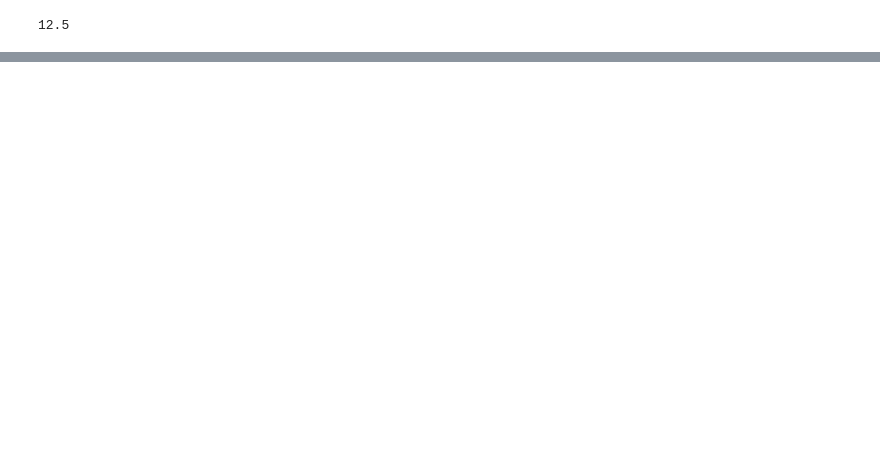
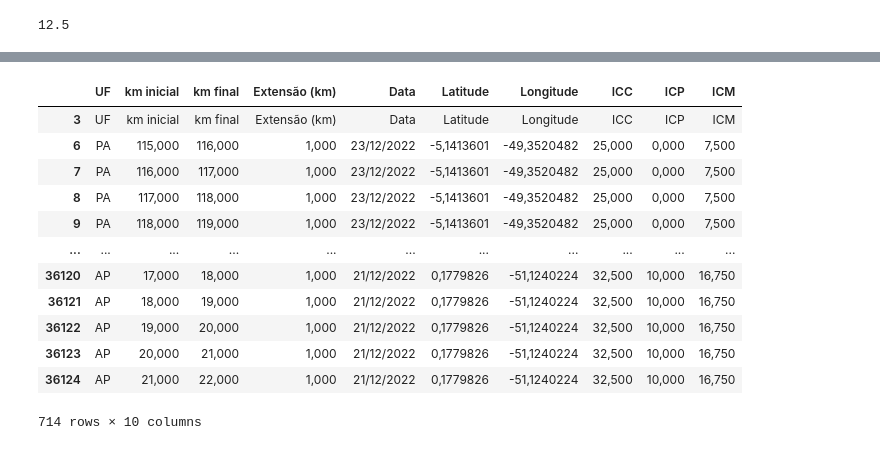
Before and after one commit to WandersonGustavo/Imersao_Alura_Aula_04, a Jupyter notebook: dnit_dados2.ipynb, the cells around one changed output, grey strips where cells are left out. Saved outputs shown, nothing was run; the diff lists cells and outputs as text; code cells hidden in the pictures; blank space fills up the shorter version.

```diff
--- a/dnit_dados2.ipynb
+++ b/dnit_dados2.ipynb
@@ -84,3 +24,4 @@ base
 dadosBahia22=base2.groupby(['UF'])
 dadosBahia22
 dadosBahia22.get_group('BA')
+lat22BA=dadosBahia22.head(31)
@@ -183,0 +50,4 @@ y = base.iloc[:, 7].values
+# %%
+dadosBahia22=base2.groupby(['UF'])
+dadosBahia22=lat22BA
+dadosBahia22.describe()
@@ -230,0 +108,16 @@ print("RMSLE:", rmsle)
+# %%
+dadosBahia22.drop('Rodovia',axis=1)
+# %% [output]
+|  | UF | km inicial | km final | Extensão (km) | Data | Latitude | Longitude | ICC | ICP | ICM |
+| 3 | UF | km inicial | km final | Extensão (km) | Data | Latitude | Longitude | ICC | ICP | ICM |
+| 6 | PA | 115,000 | 116,000 | 1,000 | 23/12/2022 | -5,1413601 | -49,3520482 | 25,000 | 0,000 | 7,500 |
+| 7 | PA | 116,000 | 117,000 | 1,000 | 23/12/2022 | -5,1413601 | -49,3520482 | 25,000 | 0,000 | 7,500 |
+| 8 | PA | 117,000 | 118,000 | 1,000 | 23/12/2022 | -5,1413601 | -49,3520482 | 25,000 | 0,000 | 7,500 |
+| 9 | PA | 118,000 | 119,000 | 1,000 | 23/12/2022 | -5,1413601 | -49,3520482 | 25,000 | 0,000 | 7,500 |
+| ... | ... | ... | ... | ... | ... | ... | ... | ... | ... | ... |
+| 36120 | AP | 17,000 | 18,000 | 1,000 | 21/12/2022 | 0,1779826 | -51,1240224 | 32,500 | 10,000 | 16,750 |
+| 36121 | AP | 18,000 | 19,000 | 1,000 | 21/12/2022 | 0,1779826 | -51,1240224 | 32,500 | 10,000 | 16,750 |
+| 36122 | AP | 19,000 | 20,000 | 1,000 | 21/12/2022 | 0,1779826 | -51,1240224 | 32,500 | 10,000 | 16,750 |
+| 36123 | AP | 20,000 | 21,000 | 1,000 | 21/12/2022 | 0,1779826 | -51,1240224 | 32,500 | 10,000 | 16,750 |
+| 36124 | AP | 21,000 | 22,000 | 1,000 | 21/12/2022 | 0,1779826 | -51,1240224 | 32,500 | 10,000 | 16,750 |
+714 rows × 10 columns
```
Also changed, not shown: parts of 48 cells of this notebook.
